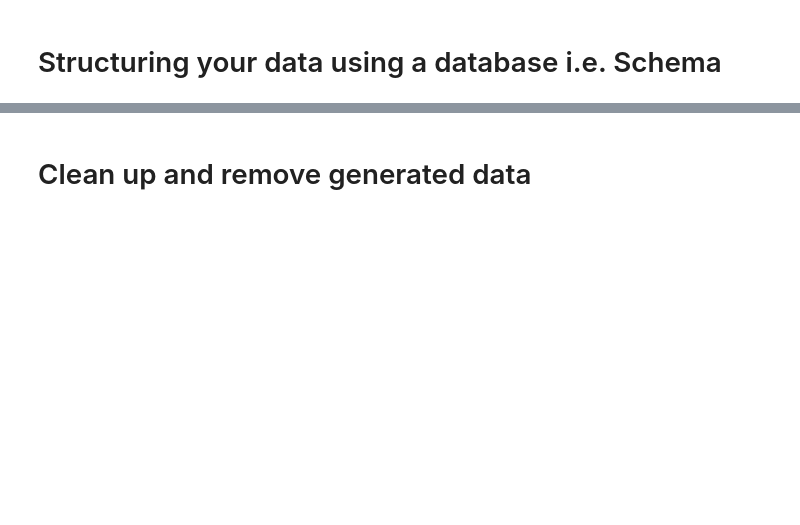
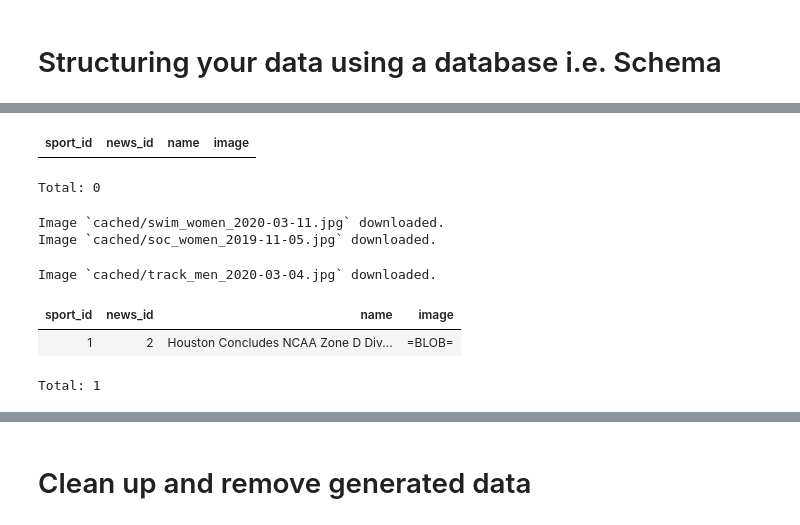
Before and after one commit to guzman-raphael/uh-demo, a Jupyter notebook: notebook/DataJoint_Intro.ipynb, the cells around one changed output, grey strips where cells are left out. Cells and saved outputs as stored; diff of their text form; code cells hidden in the pictures; blank space fills up the shorter version.

```diff
--- a/notebook/DataJoint_Intro.ipynb
+++ b/notebook/DataJoint_Intro.ipynb
@@ -60,6 +109,6 @@ dj.Di(schema)
 # %%
 NewsArticle.insert([
-    [4, 2, date(2020,3,3)],
+    # [4, 2, date(2020,3,3)],
     [2, 2, date(2019,11,5)],
     [1, 2, date(2020,3,11)],
     [3, 2, date(2020,3,4)],
@@ -96,7 +157,7 @@ class Headline(dj.Imported):
     def make(self, key):
         sport_name, sport_sex = (Sport & key).fetch1('name', 'sex')
         news_date = (NewsArticle & key).fetch1('date')
-        file_path = 'cached/{}_{}_{}.JPG'.format(sport_name, sport_sex, news_date)
+        file_path = 'cached/{}_{}_{}.jpg'.format(sport_name, sport_sex, news_date)
 
         if not path.exists(file_path):
             base_url = "https://uhcougars.com"
@@ -141,9 +204,22 @@ dj.Di(schema)
 # %%
-Headline.populate()
+Headline()
+# %% [output]
+| sport_id | news_id | name | image |
+Total: 0
+# %%
+Headline.populate(display_progress=True)
+# %% [output]
+Image `cached/swim_women_2020-03-11.jpg` downloaded.
+Image `cached/soc_women_2019-11-05.jpg` downloaded.
+Image `cached/track_men_2020-03-04.jpg` downloaded.
 # %%
 q_original = Headline()
 q_original = Headline & dict(sport_id=1, news_id=2)
 q_original
+# %% [output]
+| sport_id | news_id | name | image |
+| 1 | 2 | Houston Concludes NCAA Zone D Div... | =BLOB= |
+Total: 1
 # %%
 from PIL import Image
 from io import BytesIO
```
Also changed, not shown: parts of 31 cells of this notebook, 9 other files.
